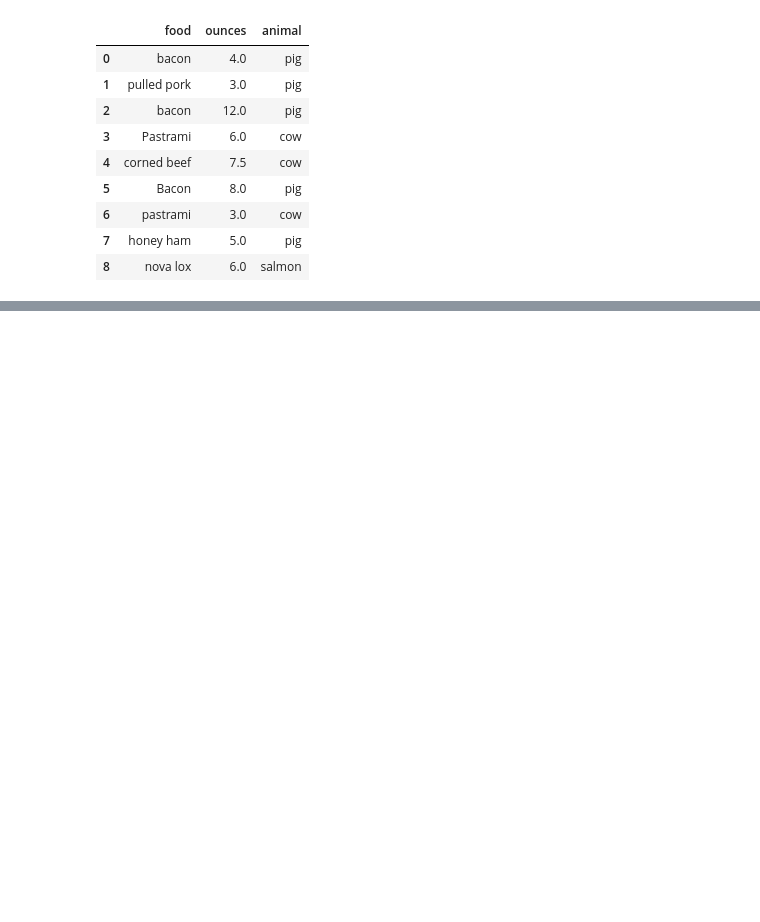
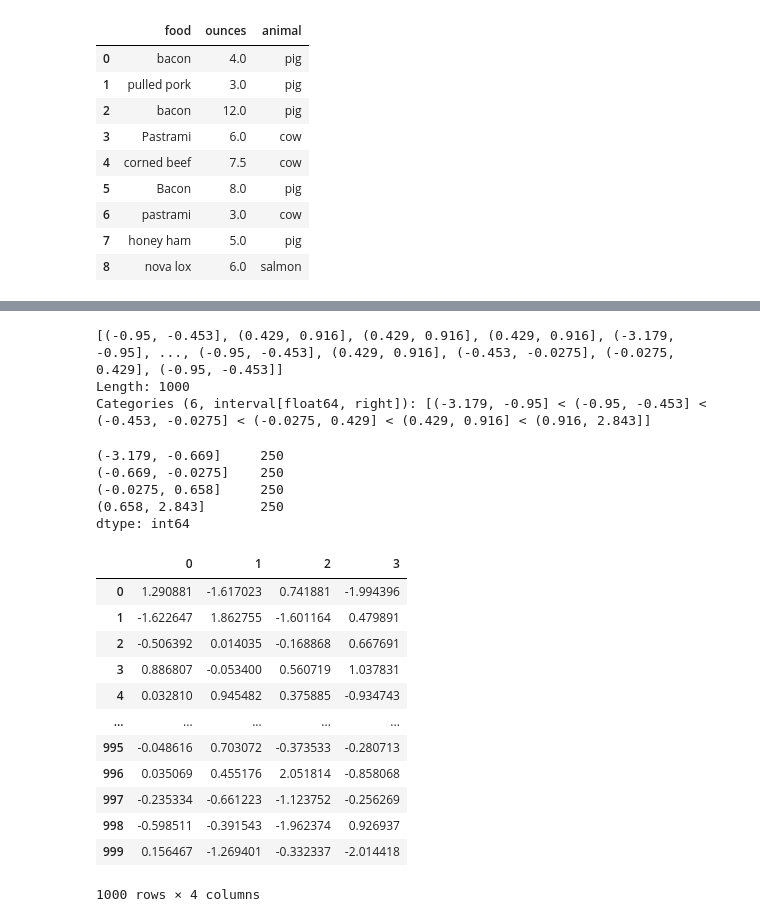
Before and after one commit to Salekeen/ML-Notebooks, a Jupyter notebook: Python for Data Analysis/Part 07.ipynb, the cells around one changed output, grey strips where cells are left out. Cells and saved outputs as stored; diff of their text form; code cells hidden in the pictures; blank space fills up the shorter version.

```diff
--- a/Python for Data Analysis/Part 07.ipynb
+++ b/Python for Data Analysis/Part 07.ipynb
@@ -376,0 +497,14 @@ data
+# %%
+cats
+# %% [output]
+[(-0.95, -0.453], (0.429, 0.916], (0.429, 0.916], (0.429, 0.916], (-3.179, -0.95], ..., (-0.95, -0.453], (0.429, 0.916], (-0.453, -0.0275], (-0.0275, 0.429], (-0.95, -0.453]]
+Length: 1000
+Categories (6, interval[float64, right]): [(-3.179, -0.95] < (-0.95, -0.453] < (-0.453, -0.0275] < (-0.0275, 0.429] < (0.429, 0.916] < (0.916, 2.843]]
+# %%
+cats.value_counts()
+# %% [output]
+(-3.179, -0.669]     250
+(-0.669, -0.0275]    250
+(-0.0275, 0.658]     250
+(0.658, 2.843]       250
+dtype: int64
@@ -376,0 +513,18 @@ data
+# %%
+data = pd.DataFrame(np.random.randn(1000, 4))
+# %%
+data
+# %% [output]
+|  | 0 | 1 | 2 | 3 |
+| 0 | 1.290881 | -1.617023 | 0.741881 | -1.994396 |
+| 1 | -1.622647 | 1.862755 | -1.601164 | 0.479891 |
+| 2 | -0.506392 | 0.014035 | -0.168868 | 0.667691 |
+| 3 | 0.886807 | -0.053400 | 0.560719 | 1.037831 |
+| 4 | 0.032810 | 0.945482 | 0.375885 | -0.934743 |
+| ... | ... | ... | ... | ... |
+| 995 | -0.048616 | 0.703072 | -0.373533 | -0.280713 |
+| 996 | 0.035069 | 0.455176 | 2.051814 | -0.858068 |
+| 997 | -0.235334 | -0.661223 | -1.123752 | -0.256269 |
+| 998 | -0.598511 | -0.391543 | -1.962374 | 0.926937 |
+| 999 | 0.156467 | -1.269401 | -0.332337 | -2.014418 |
+1000 rows × 4 columns
```
Also changed, not shown: parts of 67 cells of this notebook, 1 other file.
